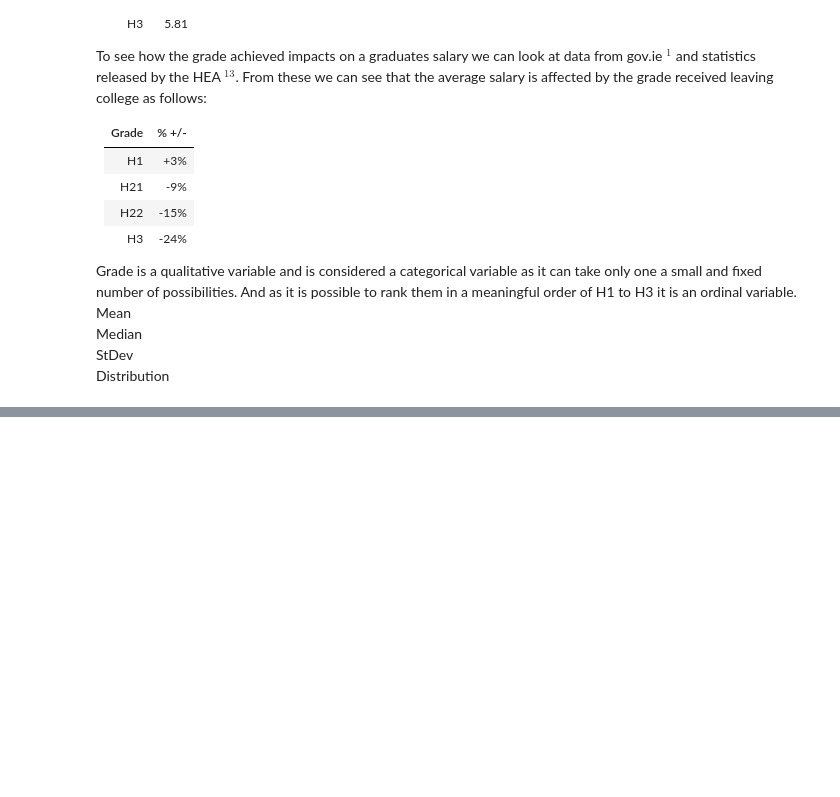
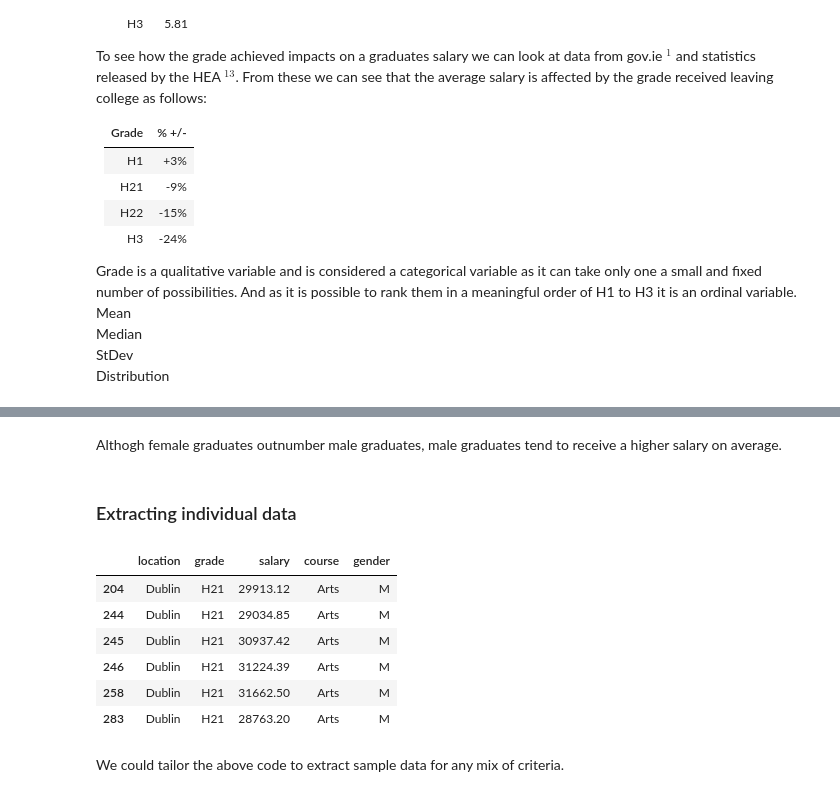
Before and after one commit to PeeBs68/mywork, a Jupyter notebook: project1.ipynb, the cells around one changed output, grey strips where cells are left out. Cells and saved outputs as stored; diff of their text form; code cells hidden in the pictures; blank space fills up the shorter version.

```diff
--- a/project1.ipynb
+++ b/project1.ipynb
@@ -485,0 +441,23 @@ Add a summary of the notebook/wrap up
+# %% [markdown]
+Althogh female graduates outnumber male graduates, male graduates tend to receive a higher salary on average.
+# %% [markdown]
+### Extracting individual data
+# %%
+# Generate sample salary for the following criteria
+s_location = 'Dublin'
+s_grade = 'H21'
+s_course = 'Arts'
+s_gender = 'M'
+
+sample = final_df[final_df['location'].eq(s_location) & final_df['grade'].eq(s_grade) & final_df['course'].eq(s_course) & final_df['gender'].eq(s_gender)]
+sample
+# %% [output]
+|  | location | grade | salary | course | gender |
+| 204 | Dublin | H21 | 29913.12 | Arts | M |
+| 244 | Dublin | H21 | 29034.85 | Arts | M |
+| 245 | Dublin | H21 | 30937.42 | Arts | M |
+| 246 | Dublin | H21 | 31224.39 | Arts | M |
+| 258 | Dublin | H21 | 31662.50 | Arts | M |
+| 283 | Dublin | H21 | 28763.20 | Arts | M |
+# %% [markdown]
+We could tailor the above code to extract sample data for any mix of criteria.
```
Also changed, not shown: parts of 34 cells of this notebook.
